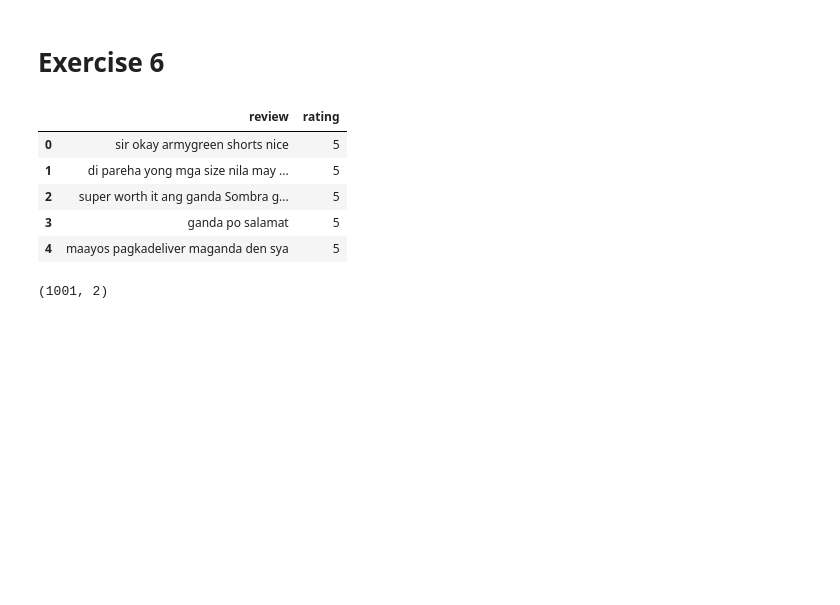
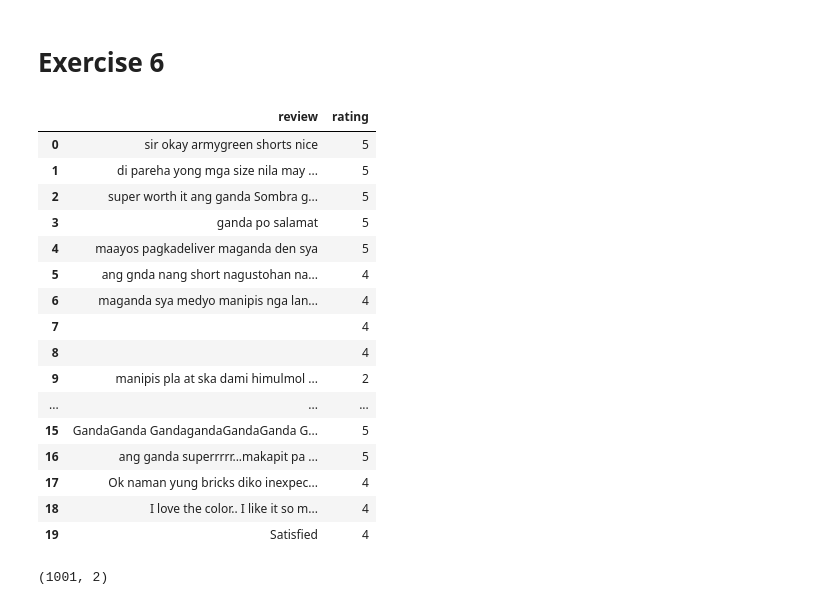
Before and after one commit to moridin04/CCDEPLRL_EXERCISES_COM222ML, a Jupyter notebook: Exercise6.ipynb, the cells around one changed output. Drawn from its saved outputs; the diff is of its cells as text; code cells hidden in the pictures; blank space fills up the shorter version.

```diff
--- a/Exercise6.ipynb
+++ b/Exercise6.ipynb
@@ -15,14 +12,25 @@ path = "https://github.com/robitussin/CCDEPLRL_EXERCISES/blob/9b8ac1c5683abecc14
 
 dataset = pd.read_json(path)
 # %%
-dataset.head()
+dataset.head(20)
 # %% [output]
 |  | review | rating |
 | 0 | sir okay armygreen shorts nice | 5 |
 | 1 | di pareha yong mga size nila may ... | 5 |
 | 2 | super worth it ang ganda Sombra g... | 5 |
 | 3 | ganda po salamat | 5 |
 | 4 | maayos pagkadeliver maganda den sya | 5 |
+| 5 | ang gnda nang short nagustohan na... | 4 |
+| 6 | maganda sya medyo manipis nga lan... | 4 |
+| 7 |  | 4 |
+| 8 |  | 4 |
+| 9 | manipis pla at ska dami himulmol ... | 2 |
+| ... | ... | ... |
+| 15 | GandaGanda GandagandaGandaGanda G... | 5 |
+| 16 | ang ganda superrrrr...makapit pa ... | 5 |
+| 17 | Ok naman yung bricks diko inexpec... | 4 |
+| 18 | I love the color.. I like it so m... | 4 |
+| 19 | Satisfied | 4 |
 # %%
 dataset.shape
 # %% [output]
```
Also changed, not shown: parts of 12 cells of this notebook.
